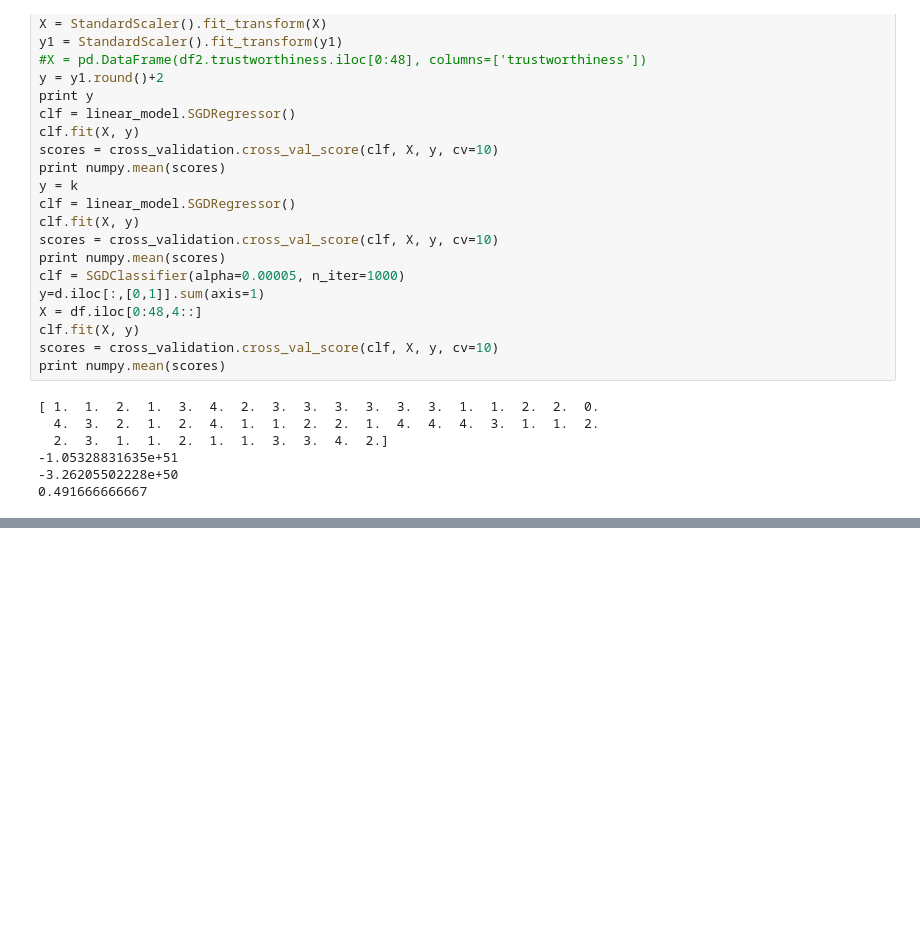
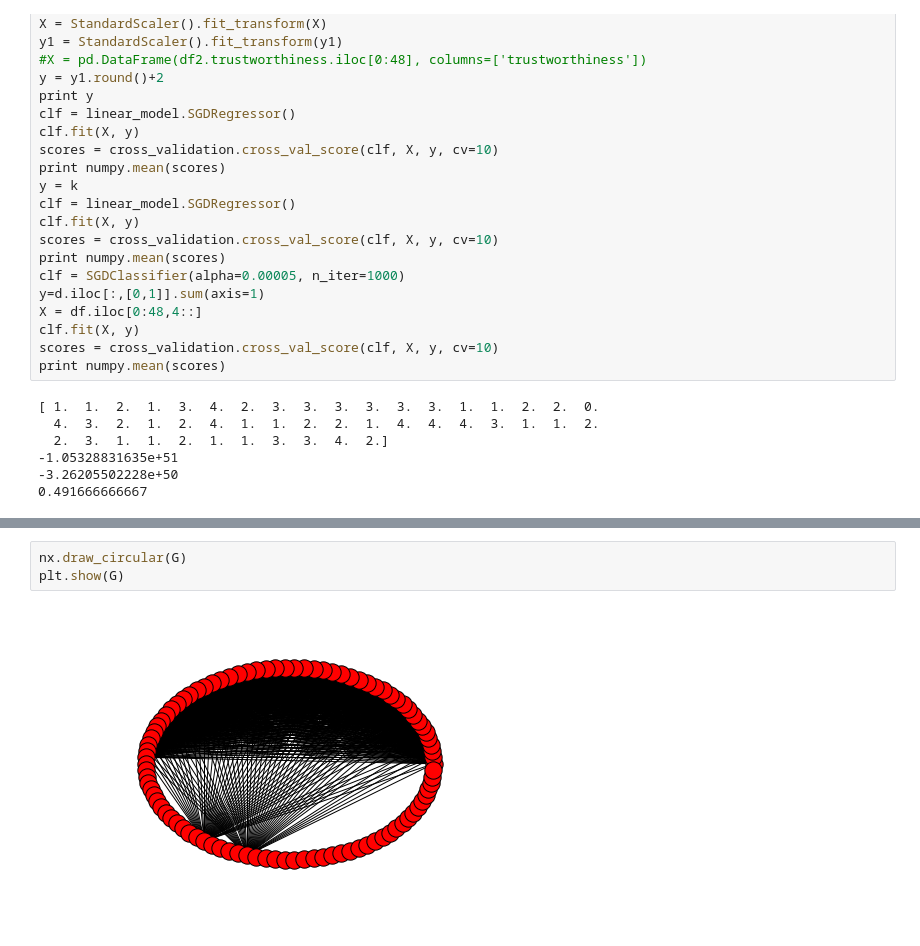
Before and after one commit to Qupid/vaccines, a Jupyter notebook: analyses.ipynb, the cells around one changed output, grey strips where cells are left out. Cells and saved outputs as stored; diff of their text form; blank space fills up the shorter version.

```diff
--- a/analyses.ipynb
+++ b/analyses.ipynb
@@ -618,0 +656,5 @@ print numpy.mean(scores)
+# %%
+nx.draw_circular(G)
+plt.show(G)
+# %% [output]
+[figure, added]
```
Also changed, not shown: parts of 7 cells of this notebook.
